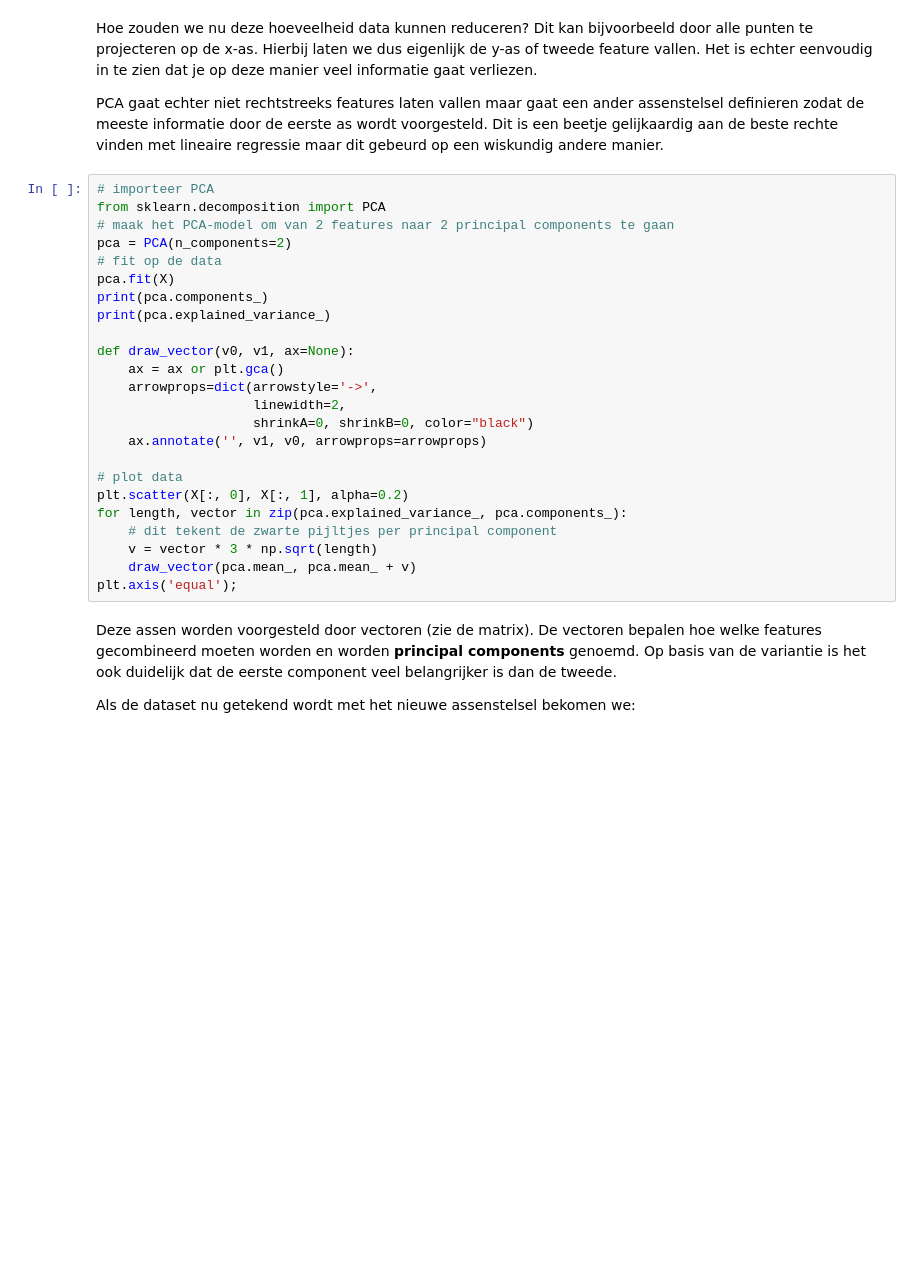
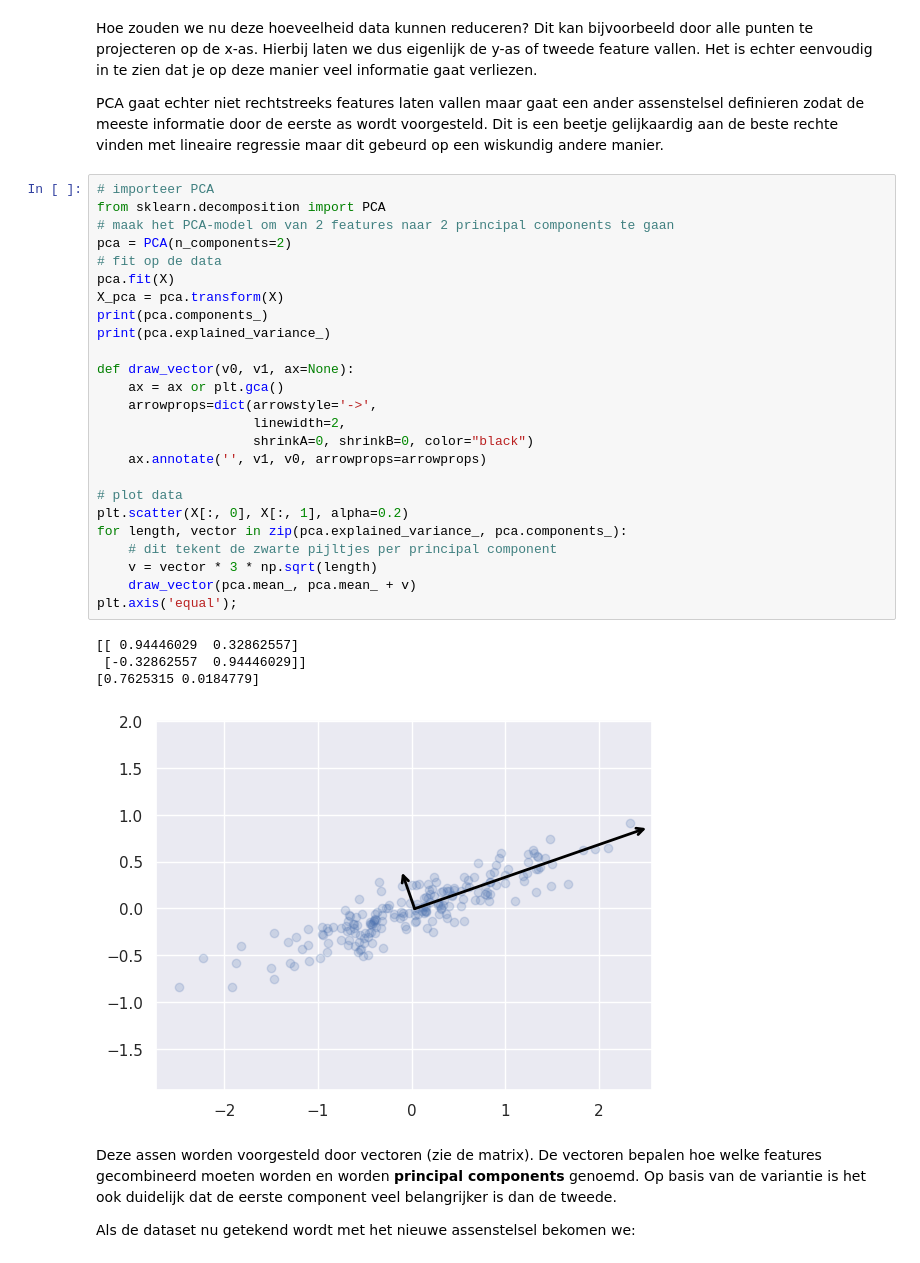
Before and after one commit to OdiseeDataScience2526/Leerstof-groep123, a Jupyter notebook: Les_09/03_DimensionalityReduction.ipynb, the cells around one changed output. Cells and saved outputs as stored; diff of their text form; blank space fills up the shorter version.

```diff
--- a/Les_09/03_DimensionalityReduction.ipynb
+++ b/Les_09/03_DimensionalityReduction.ipynb
@@ -47,27 +53,33 @@ Dit is een beetje gelijkaardig aan de beste rechte vinden met lineaire regressie
 # %%
 # importeer PCA
 from sklearn.decomposition import PCA
 # maak het PCA-model om van 2 features naar 2 principal components te gaan
 pca = PCA(n_components=2)
 # fit op de data
 pca.fit(X)
+X_pca = pca.transform(X)
 print(pca.components_)
 print(pca.explained_variance_)
 
 def draw_vector(v0, v1, ax=None):
     ax = ax or plt.gca()
     arrowprops=dict(arrowstyle='->',
                     linewidth=2,
                     shrinkA=0, shrinkB=0, color="black")
     ax.annotate('', v1, v0, arrowprops=arrowprops)
 
 # plot data
 plt.scatter(X[:, 0], X[:, 1], alpha=0.2)
 for length, vector in zip(pca.explained_variance_, pca.components_):
     # dit tekent de zwarte pijltjes per principal component
     v = vector * 3 * np.sqrt(length)
     draw_vector(pca.mean_, pca.mean_ + v)
 plt.axis('equal');
+# %% [output]
+[[ 0.94446029  0.32862557]
+ [-0.32862557  0.94446029]]
+[0.7625315 0.0184779]
+[figure, added]
 # %% [markdown]
 Deze assen worden voorgesteld door vectoren (zie de matrix).
 De vectoren bepalen hoe welke features gecombineerd moeten worden en worden **principal components** genoemd.
```
Also changed, not shown: parts of 16 cells of this notebook.
